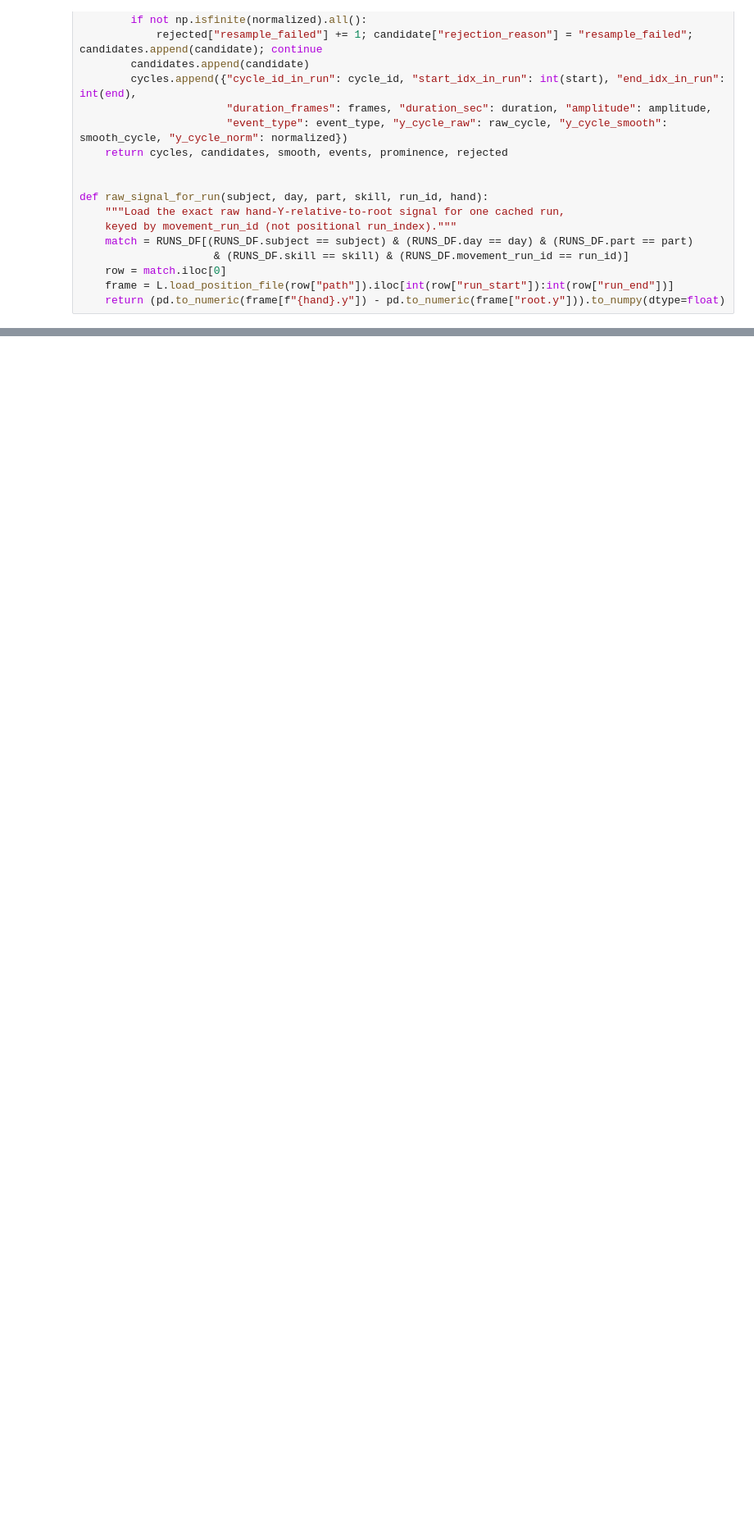
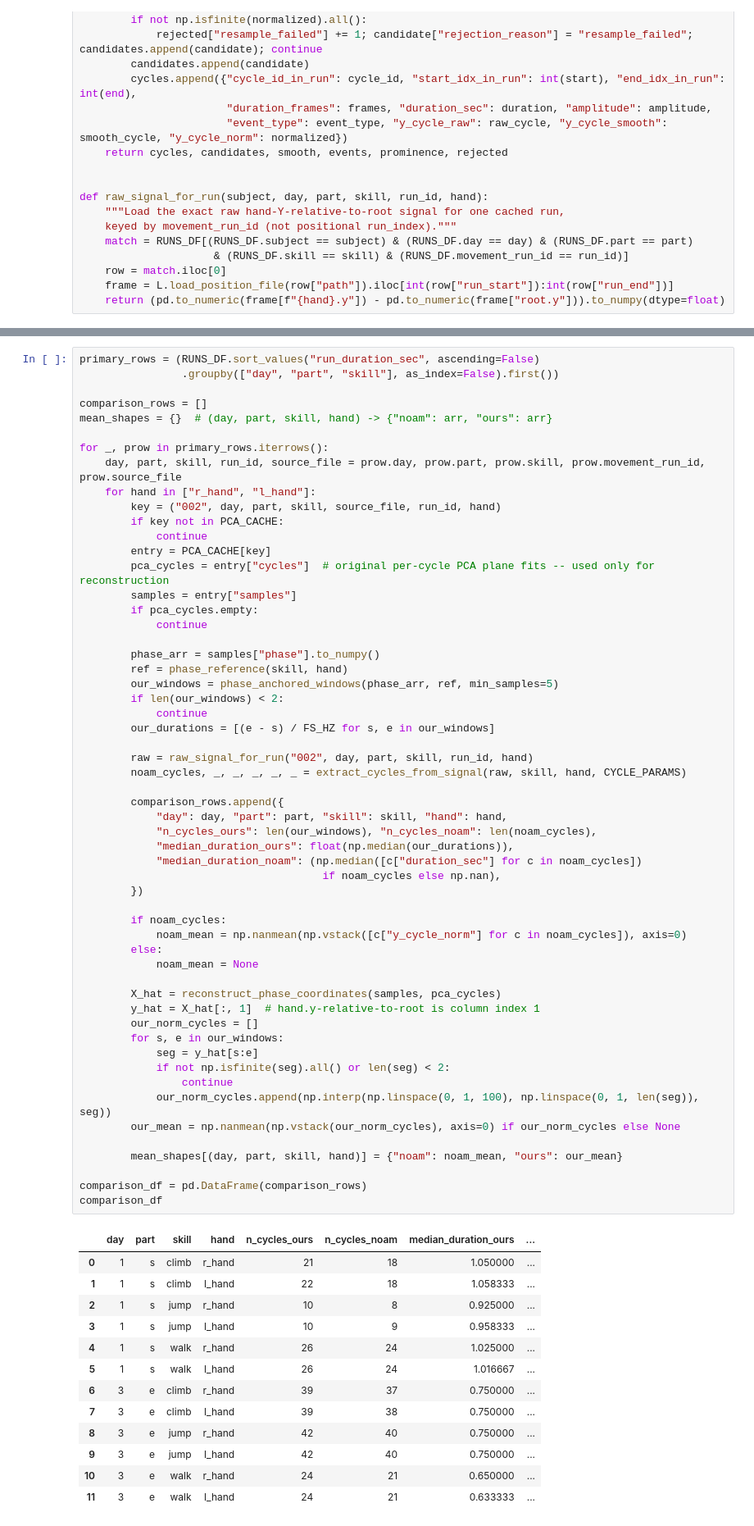
Before and after one commit to Motor-Learning-Lab/phase-coordinates, a Jupyter notebook: notebooks/gorilla_tag_analysis/02_compare_noam.ipynb, the cells around one changed output, grey strips where cells are left out. Shown at 82% size. Cells and saved outputs as stored; diff of their text form; blank space fills up the shorter version.

```diff
--- a/notebooks/gorilla_tag_analysis/02_compare_noam.ipynb
+++ b/notebooks/gorilla_tag_analysis/02_compare_noam.ipynb
@@ -281,3 +274,73 @@ comparison_df
+# %%
+primary_rows = (RUNS_DF.sort_values("run_duration_sec", ascending=False)
+                .groupby(["day", "part", "skill"], as_index=False).first())
+
+comparison_rows = []
+mean_shapes = {}  # (day, part, skill, hand) -> {"noam": arr, "ours": arr}
+
+for _, prow in primary_rows.iterrows():
+    day, part, skill, run_id, source_file = prow.day, prow.part, prow.skill, prow.movement_run_id, prow.source_file
+    for hand in ["r_hand", "l_hand"]:
+        key = ("002", day, part, skill, source_file, run_id, hand)
+        if key not in PCA_CACHE:
+            continue
+        entry = PCA_CACHE[key]
+        pca_cycles = entry["cycles"]  # original per-cycle PCA plane fits -- used only for reconstruction
+        samples = entry["samples"]
+        if pca_cycles.empty:
+            continue
+
+        phase_arr = samples["phase"].to_numpy()
+        ref = phase_reference(skill, hand)
+        our_windows = phase_anchored_windows(phase_arr, ref, min_samples=5)
+        if len(our_windows) < 2:
+            continue
+        our_durations = [(e - s) / FS_HZ for s, e in our_windows]
+
+        raw = raw_signal_for_run("002", day, part, skill, run_id, hand)
+        noam_cycles, _, _, _, _, _ = extract_cycles_from_signal(raw, skill, hand, CYCLE_PARAMS)
+
+        comparison_rows.append({
+            "day": day, "part": part, "skill": skill, "hand": hand,
+            "n_cycles_ours": len(our_windows), "n_cycles_noam": len(noam_cycles),
+            "median_duration_ours": float(np.median(our_durations)),
+            "median_duration_noam": (np.median([c["duration_sec"] for c in noam_cycles])
+                                      if noam_cycles else np.nan),
+        })
+
+        if noam_cycles:
+            noam_mean = np.nanmean(np.vstack([c["y_cycle_norm"] for c in noam_cycles]), axis=0)
+        else:
+            noam_mean = None
+
+        X_hat = reconstruct_phase_coordinates(samples, pca_cycles)
+        y_hat = X_hat[:, 1]  # hand.y-relative-to-root is column index 1
+        our_norm_cycles = []
+        for s, e in our_windows:
+            seg = y_hat[s:e]
+            if not np.isfinite(seg).all() or len(seg) < 2:
+                continue
+            our_norm_cycles.append(np.interp(np.linspace(0, 1, 100), np.linspace(0, 1, len(seg)), seg))
+        our_mean = np.nanmean(np.vstack(our_norm_cycles), axis=0) if our_norm_cycles else None
+
+        mean_shapes[(day, part, skill, hand)] = {"noam": noam_mean, "ours": our_mean}
+
+comparison_df = pd.DataFrame(comparison_rows)
+comparison_df
+# %% [output]
+|  | day | part | skill | hand | n_cycles_ours | n_cycles_noam | median_duration_ours | ... |
+| 0 | 1 | s | climb | r_hand | 21 | 18 | 1.050000 | ... |
+| 1 | 1 | s | climb | l_hand | 22 | 18 | 1.058333 | ... |
+| 2 | 1 | s | jump | r_hand | 10 | 8 | 0.925000 | ... |
+| 3 | 1 | s | jump | l_hand | 10 | 9 | 0.958333 | ... |
+| 4 | 1 | s | walk | r_hand | 26 | 24 | 1.025000 | ... |
+| 5 | 1 | s | walk | l_hand | 26 | 24 | 1.016667 | ... |
+| 6 | 3 | e | climb | r_hand | 39 | 37 | 0.750000 | ... |
+| 7 | 3 | e | climb | l_hand | 39 | 38 | 0.750000 | ... |
+| 8 | 3 | e | jump | r_hand | 42 | 40 | 0.750000 | ... |
+| 9 | 3 | e | jump | l_hand | 42 | 40 | 0.750000 | ... |
+| 10 | 3 | e | walk | r_hand | 24 | 21 | 0.650000 | ... |
+| 11 | 3 | e | walk | l_hand | 24 | 21 | 0.633333 | ... |
 # %%
 fig, axes = plt.subplots(3, 2, figsize=(11, 12), sharex=True)
 for i, skill in enumerate(["walk", "jump", "climb"]):
```
Also changed, not shown: parts of 11 cells of this notebook, 3 other files.
